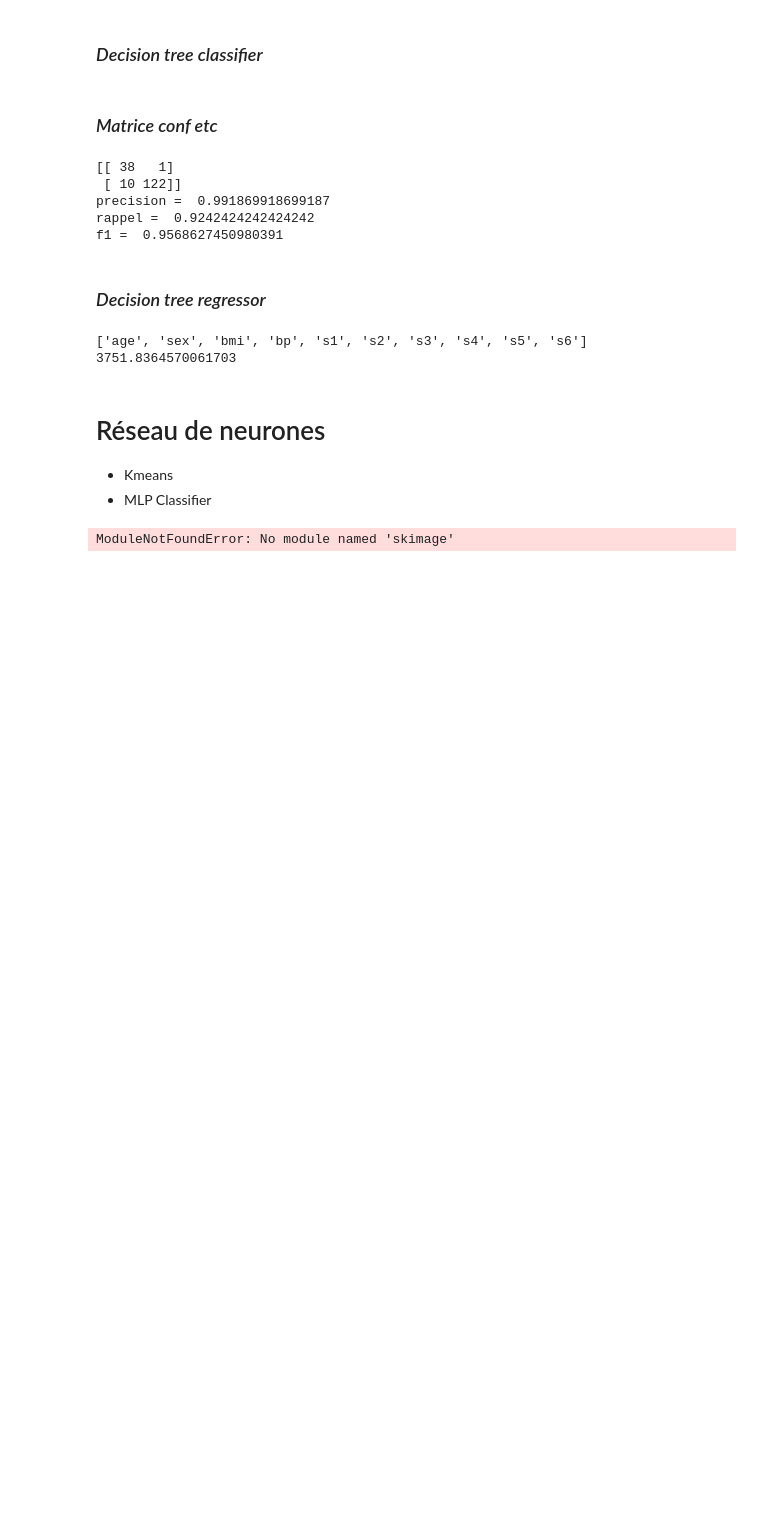
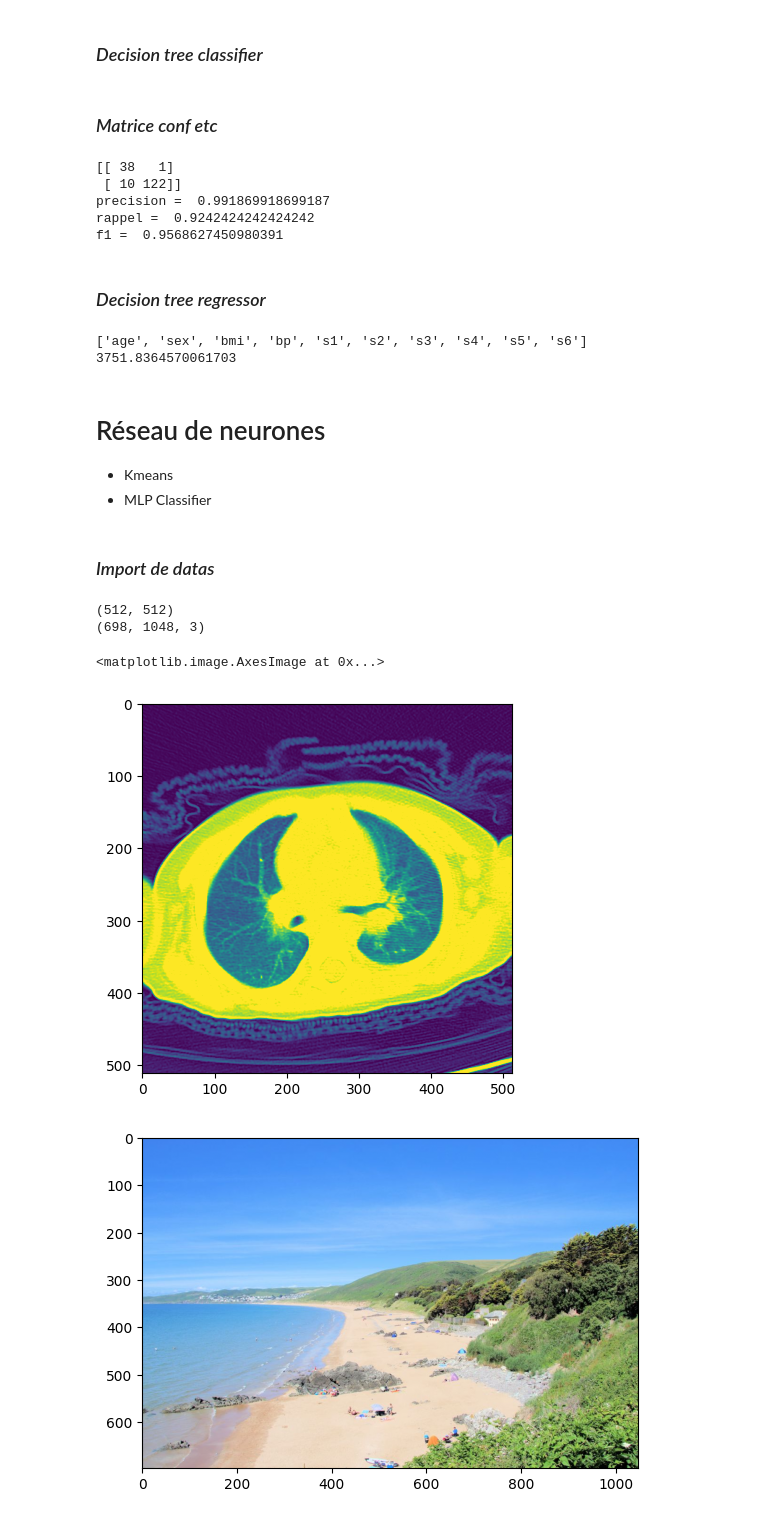
Before and after one commit to Tibserre/Intelligence_Artificielle, a Jupyter notebook: Fiche_IA.ipynb, the cells around one changed output. Cells and saved outputs as stored; diff of their text form; code cells hidden in the pictures; blank space fills up the shorter version.

```diff
--- a/Fiche_IA.ipynb
+++ b/Fiche_IA.ipynb
@@ -457,11 +457,24 @@ print(mean_squared_error(y_test, y_predicted))
 # Réseau de neurones
 - Kmeans
 - MLP Classifier
+# %% [markdown]
+### *Import de datas*
 # %%
-import skimage
 
+from skimage import io
 import matplotlib.pyplot as plt
-image1 = io.imread(r'C:\Users\zhaddad\Downloads\lung.png',as_gray=True)/255.0
-image2 = io.imread(r'C:\Users\zhaddad\Downloads\beach4.jpg')/255.0
+image1 = io.imread(r'donnees/lung.png',as_gray=True)/255.0
+image2 = io.imread(r'donnees/beach4.jpg')/255.0
+print(image1.shape)
+print(image2.shape)
+
+plt.figure()
+plt.imshow(image1)
+plt.figure()
+plt.imshow(image2)
 # %% [output]
-ModuleNotFoundError: No module named 'skimage'
+(512, 512)
+(698, 1048, 3)
+<matplotlib.image.AxesImage at 0x...>
+[figure, added]
+[figure, added]
```
Also changed, not shown: parts of 4 cells of this notebook.
